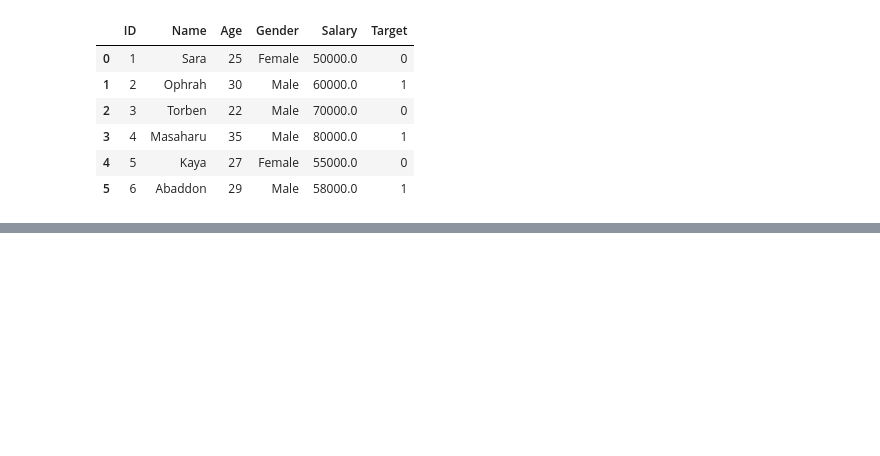
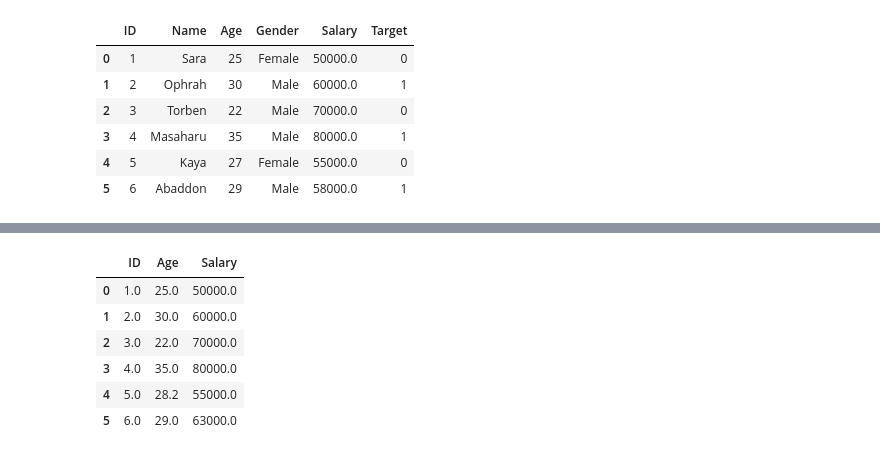
Before and after one commit to hahahang0/pandasPracQuestionsAndAnswers, a Jupyter notebook: pandasDataframeQuestions.ipynb, the cells around one changed output, grey strips where cells are left out. Drawn from its saved outputs; the diff is of its cells as text; code cells hidden in the pictures; blank space fills up the shorter version.

Commit message:
2025-03-14 feature selection using variance threshold

```diff
--- a/pandasDataframeQuestions.ipynb
+++ b/pandasDataframeQuestions.ipynb
@@ -400,0 +431,22 @@ df_copy
+# %%
+le = LabelEncoder()
+# %%
+df_vt["gender_en"] = le.fit_transform(df_vt["Gender"])
+# %%
+df_vt_filtered = df_vt.loc[:,["ID","Age","Salary","Target","gender_en"]]
+# %%
+selector = VarianceThreshold(threshold=1.0)
+selected_features = selector.fit_transform(df_vt_filtered)
+
+# print(thisthat.shape)
+selected_df = pd.DataFrame(selected_features, columns=df_vt_filtered.columns[selector.get_support()])
+# %%
+selected_df
+# %% [output]
+|  | ID | Age | Salary |
+| 0 | 1.0 | 25.0 | 50000.0 |
+| 1 | 2.0 | 30.0 | 60000.0 |
+| 2 | 3.0 | 22.0 | 70000.0 |
+| 3 | 4.0 | 35.0 | 80000.0 |
+| 4 | 5.0 | 28.2 | 55000.0 |
+| 5 | 6.0 | 29.0 | 63000.0 |
```
Also changed, not shown: parts of 6 cells of this notebook.
